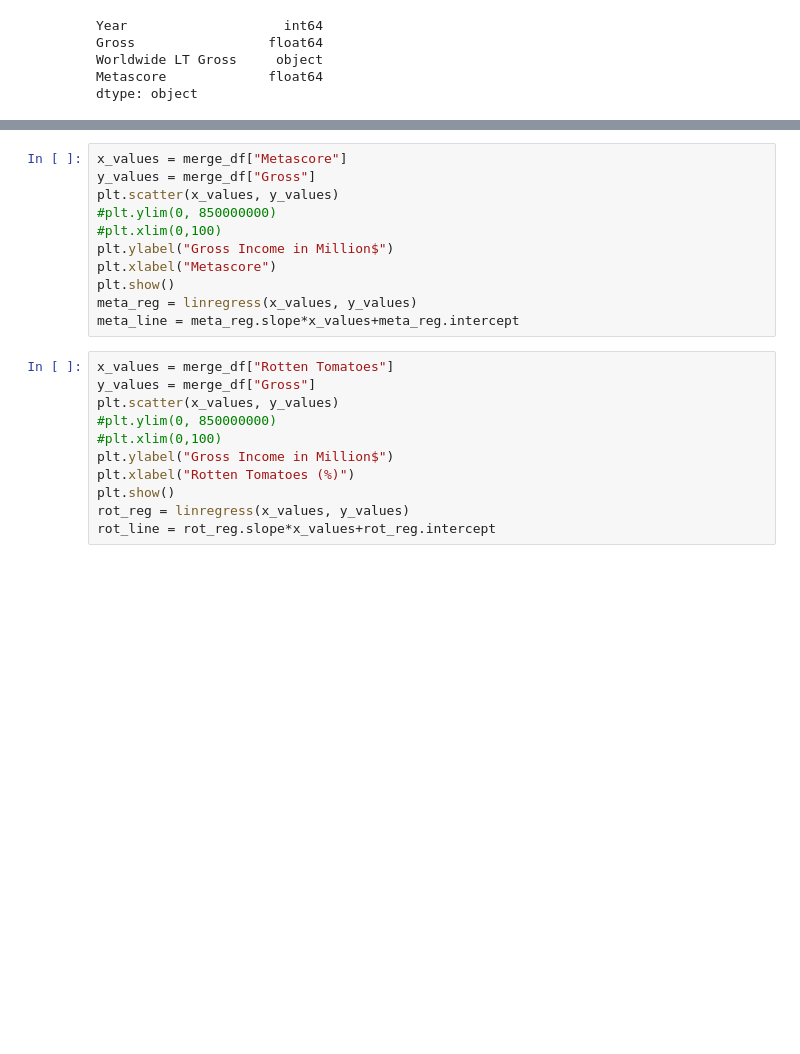
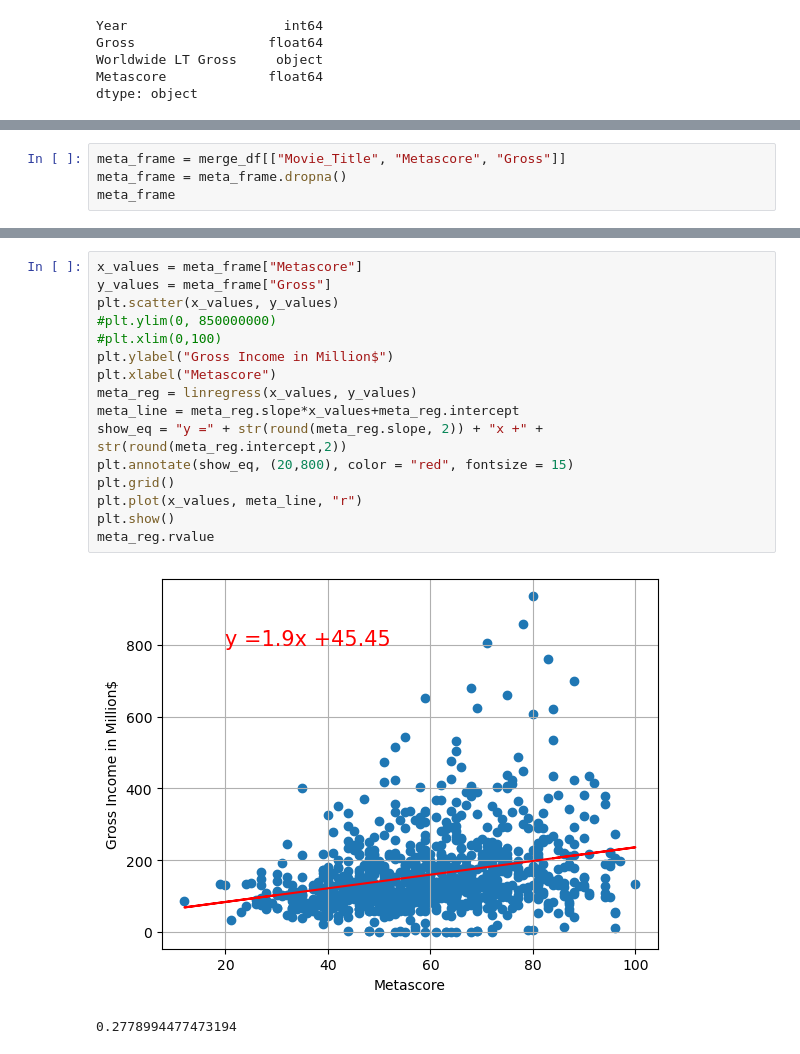
Before and after one commit to Reagz24/Project1_Team6, a Jupyter notebook: Movie_Analysis.ipynb, the cells around one changed output, grey strips where cells are left out. Cells and saved outputs as stored; diff of their text form; blank space fills up the shorter version.

```diff
--- a/Movie_Analysis.ipynb
+++ b/Movie_Analysis.ipynb
@@ -192,0 +132,4 @@ imdb_reg.slope
+# %%
+meta_frame = merge_df[["Movie_Title", "Metascore", "Gross"]]
+meta_frame = meta_frame.dropna()
+meta_frame
@@ -193,24 +150,21 @@ imdb_reg.slope
 # %%
-x_values = merge_df["Metascore"]
-y_values = merge_df["Gross"]
+x_values = meta_frame["Metascore"]
+y_values = meta_frame["Gross"]
 plt.scatter(x_values, y_values)
 #plt.ylim(0, 850000000)
 #plt.xlim(0,100)
 plt.ylabel("Gross Income in Million$")
 plt.xlabel("Metascore")
-plt.show()
 meta_reg = linregress(x_values, y_values)
 meta_line = meta_reg.slope*x_values+meta_reg.intercept
+show_eq = "y =" + str(round(meta_reg.slope, 2)) + "x +" + str(round(meta_reg.intercept,2))
+plt.annotate(show_eq, (20,800), color = "red", fontsize = 15)
+plt.grid()
+plt.plot(x_values, meta_line, "r")
+plt.show()
+meta_reg.rvalue
+# %% [output]
+[figure, added]
+0.2778994477473194
-# %%
-x_values = merge_df["Rotten Tomatoes"]
-y_values = merge_df["Gross"]
-plt.scatter(x_values, y_values)
-#plt.ylim(0, 850000000)
-#plt.xlim(0,100)
-plt.ylabel("Gross Income in Million$")
-plt.xlabel("Rotten Tomatoes (%)")
-plt.show()
-rot_reg = linregress(x_values, y_values)
-rot_line = rot_reg.slope*x_values+rot_reg.intercept
 # %%
 #Find per film average in revenue by director
```
Also changed, not shown: parts of 13 cells of this notebook.
